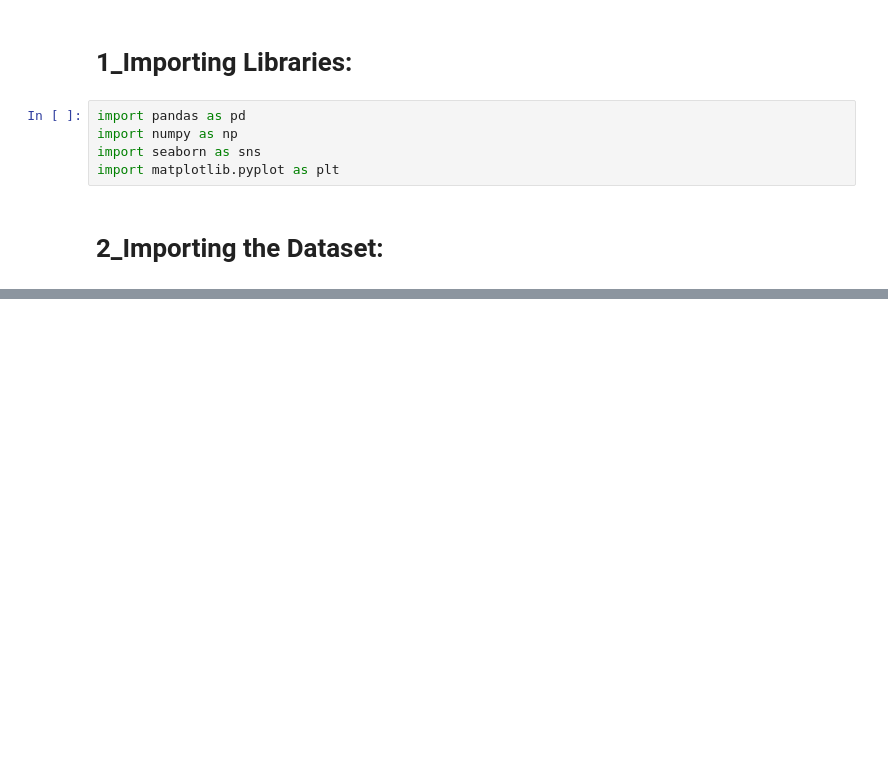
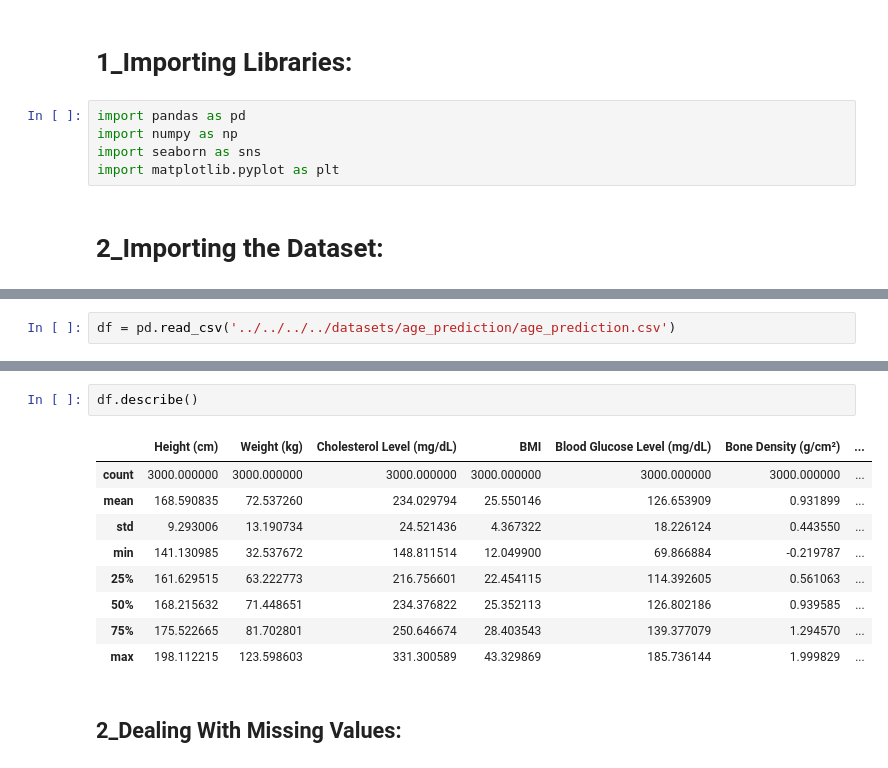
Before and after one commit to shaheeralics/Data-Science-Learning-With-Projects, a Jupyter notebook: Practice/3_Machine Learning/01_Supervised Machine Learning/Classification Models/Practice on Classification Models.ipynb, the cells around one changed output, grey strips where cells are left out. Drawn from its saved outputs; the diff is of its cells as text; blank space fills up the shorter version.

```diff
--- a/Practice/3_Machine Learning/01_Supervised Machine Learning/Classification Models/Practice on Classification Models.ipynb
+++ b/Practice/3_Machine Learning/01_Supervised Machine Learning/Classification Models/Practice on Classification Models.ipynb
@@ -54,0 +57,2 @@ import matplotlib.pyplot as plt
+# %%
+df = pd.read_csv('../../../../datasets/age_prediction/age_prediction.csv')
@@ -54,0 +94,14 @@ import matplotlib.pyplot as plt
+# %%
+df.describe()
+# %% [output]
+|  | Height (cm) | Weight (kg) | Cholesterol Level (mg/dL) | BMI | Blood Glucose Level (mg/dL) | Bone Density (g/cm²) | ... |
+| count | 3000.000000 | 3000.000000 | 3000.000000 | 3000.000000 | 3000.000000 | 3000.000000 | ... |
+| mean | 168.590835 | 72.537260 | 234.029794 | 25.550146 | 126.653909 | 0.931899 | ... |
+| std | 9.293006 | 13.190734 | 24.521436 | 4.367322 | 18.226124 | 0.443550 | ... |
+| min | 141.130985 | 32.537672 | 148.811514 | 12.049900 | 69.866884 | -0.219787 | ... |
+| 25% | 161.629515 | 63.222773 | 216.756601 | 22.454115 | 114.392605 | 0.561063 | ... |
+| 50% | 168.215632 | 71.448651 | 234.376822 | 25.352113 | 126.802186 | 0.939585 | ... |
+| 75% | 175.522665 | 81.702801 | 250.646674 | 28.403543 | 139.377079 | 1.294570 | ... |
+| max | 198.112215 | 123.598603 | 331.300589 | 43.329869 | 185.736144 | 1.999829 | ... |
+# %% [markdown]
+## **2_Dealing With Missing Values:**
```
Also changed, not shown: parts of 47 cells of this notebook, 2 other files.
